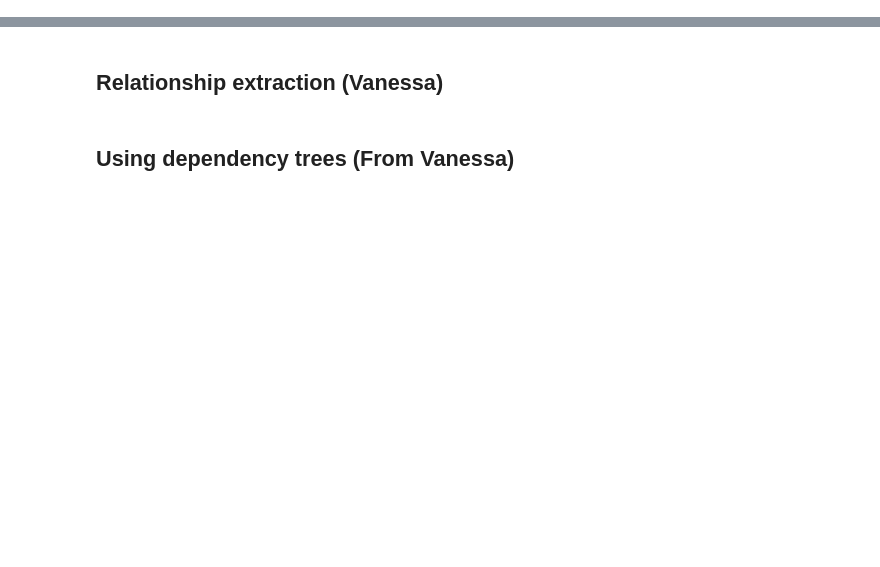
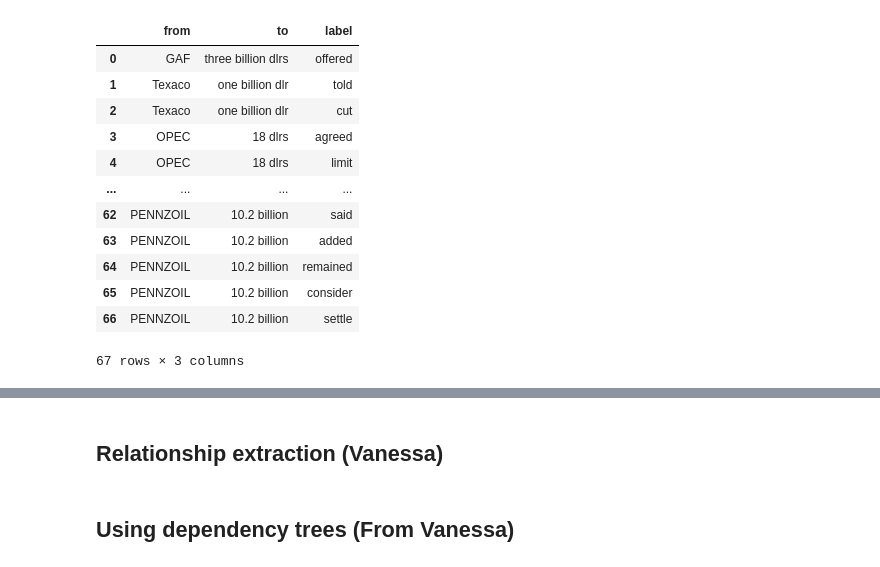
Before and after one commit to mokegg/Project_06-Algorythm, a Jupyter notebook: project_pipeline.ipynb, the cells around one changed output, grey strips where cells are left out. Saved outputs shown, nothing was run; the diff lists cells and outputs as text; code cells hidden in the pictures; blank space fills up the shorter version.

```diff
--- a/project_pipeline.ipynb
+++ b/project_pipeline.ipynb
@@ -69,0 +278,14 @@ df.to_csv('data/list_ent.csv')
+# %%
+edge_df = pd.read_csv("data/edge_df.csv")
+node_df = pd.read_csv("data/node_df.csv")
+edge_df.drop(columns =['Unnamed: 0'], inplace=True)
+node_df.drop(columns =['Unnamed: 0'], inplace=True)
+node_df.drop_duplicates(inplace = True)
+node_df.reset_index(drop=True, inplace=True)
+edge_df.drop_duplicates(inplace = True)
+edge_df.reset_index(drop=True, inplace=True)
+
+# init Jaal and run server
+Jaal(edge_df, node_df).plot(vis_opts={'height': '600px', # change height
+                                      'interaction':{'hover': True}, # turn on-off the hover
+                                      'physics':{'stabilization':{'iterations': 100}}}) # define the convergence iteration of network
@@ -69,0 +320,16 @@ df.to_csv('data/list_ent.csv')
+# %%
+edge_df.drop_duplicates()
+# %% [output]
+|  | from | to | label |
+| 0 | GAF | three billion dlrs | offered |
+| 1 | Texaco | one billion dlr | told |
+| 2 | Texaco | one billion dlr | cut |
+| 3 | OPEC | 18 dlrs | agreed |
+| 4 | OPEC | 18 dlrs | limit |
+| ... | ... | ... | ... |
+| 62 | PENNZOIL | 10.2 billion | said |
+| 63 | PENNZOIL | 10.2 billion | added |
+| 64 | PENNZOIL | 10.2 billion | remained |
+| 65 | PENNZOIL | 10.2 billion | consider |
+| 66 | PENNZOIL | 10.2 billion | settle |
+67 rows × 3 columns
```
Also changed, not shown: parts of 45 cells of this notebook.
